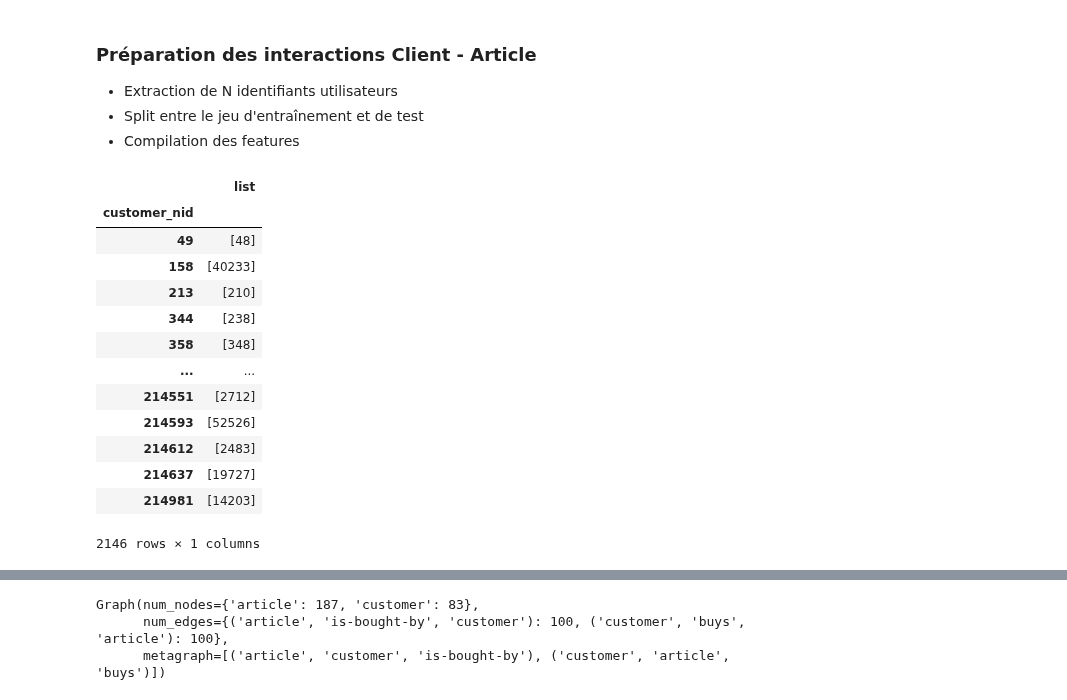
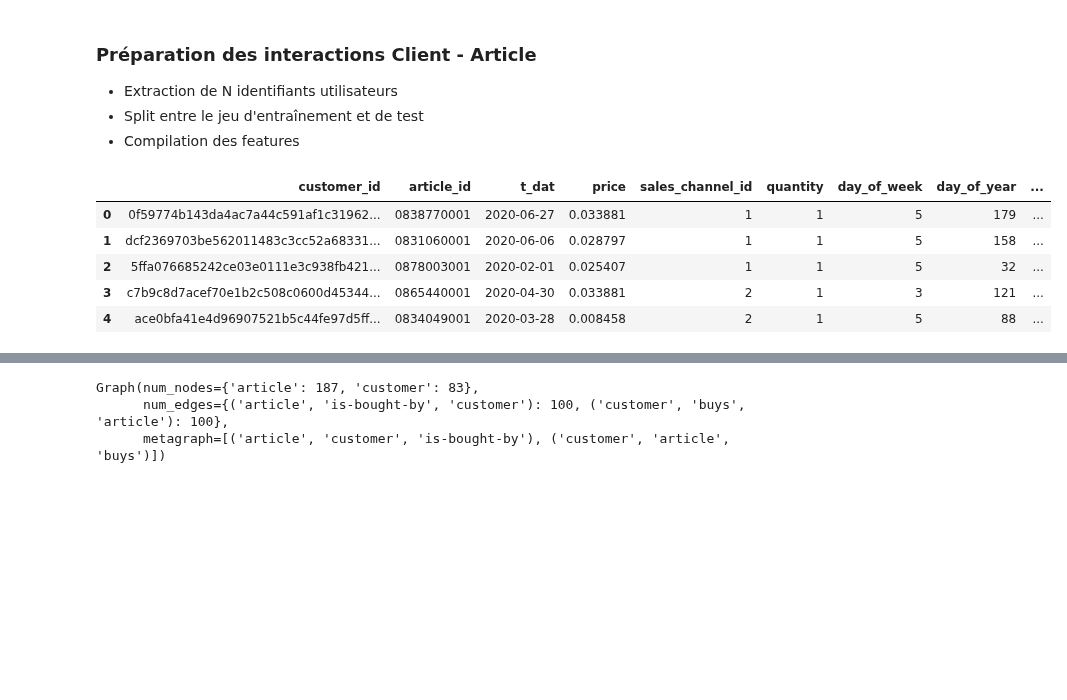
Before and after one commit to treb93/pyhm, a Jupyter notebook: prepare_gnn_data.ipynb, the cells around one changed output, grey strips where cells are left out. Drawn from its saved outputs; the diff is of its cells as text; code cells hidden in the pictures; blank space fills up the shorter version.

```diff
--- a/prepare_gnn_data.ipynb
+++ b/prepare_gnn_data.ipynb
@@ -31,14 +31,6 @@ valid_customers['validation_set'] = True
 
 customers = customers.merge(valid_customers, on = 'customer_id', how = 'left')
 customers['validation_set'].fillna(False, inplace = True)
-# %%
-# Only process concerned customers.
-customer_id = pd.Series(transactions.customer_id.unique()).rename('customer_id')
-customers = customers.merge(customer_id, on = 'customer_id', how = 'right')
-# %%
-# Only process concerned articles.
-article_id = pd.Series(transactions.article_id.unique()).rename('article_id')
-articles = articles.merge(article_id, on = 'article_id', how = 'right')
 # %%
 # Change indexes and save memory
 articles = articles.reset_index().rename({"index": "article_nid"}, axis = 1)
@@ -53,3 +45,12 @@ old_purchases = old_purchases.merge(customers[['customer_id', 'customer_nid', 'v
 
 purchases_to_predict = purchases_to_predict.merge(articles[['article_id', 'article_nid']], on = 'article_id', how = 'left')
 purchases_to_predict = purchases_to_predict.merge(customers[['customer_id', 'customer_nid', 'validation_set']], on = 'customer_id', how = 'left')
+# %%
+old_purchases.head()
+# %% [output]
+|  | customer_id | article_id | t_dat | price | sales_channel_id | quantity | day_of_week | day_of_year | ... |
+| 0 | 0f59774b143da4ac7a44c591af1c31962... | 0838770001 | 2020-06-27 | 0.033881 | 1 | 1 | 5 | 179 | ... |
+| 1 | dcf2369703be562011483c3cc52a68331... | 0831060001 | 2020-06-06 | 0.028797 | 1 | 1 | 5 | 158 | ... |
+| 2 | 5ffa076685242ce03e0111e3c938fb421... | 0878003001 | 2020-02-01 | 0.025407 | 1 | 1 | 5 | 32 | ... |
+| 3 | c7b9c8d7acef70e1b2c508c0600d45344... | 0865440001 | 2020-04-30 | 0.033881 | 2 | 1 | 3 | 121 | ... |
+| 4 | ace0bfa41e4d96907521b5c44fe97d5ff... | 0834049001 | 2020-03-28 | 0.008458 | 2 | 1 | 5 | 88 | ... |
@@ -68,22 +77,6 @@ old_purchases['mean_interval'] = ((old_purchases['last'] - old_purchases['first'
 purchase_list = purchases_to_predict.groupby('customer_nid').agg(
     list = ('article_nid', lambda x: list(x))
 )
-purchase_list
-# %% [output]
-|  | list |
-| customer_nid |  |
-| 49 | [48] |
-| 158 | [40233] |
-| 213 | [210] |
-| 344 | [238] |
-| 358 | [348] |
-| ... | ... |
-| 214551 | [2712] |
-| 214593 | [52526] |
-| 214612 | [2483] |
-| 214637 | [19727] |
-| 214981 | [14203] |
-2146 rows × 1 columns
 # %%
 graph_data = {
     ('customer', 'buys', 'article'):
```
Also changed, not shown: parts of 7 cells of this notebook, 23 other files.
